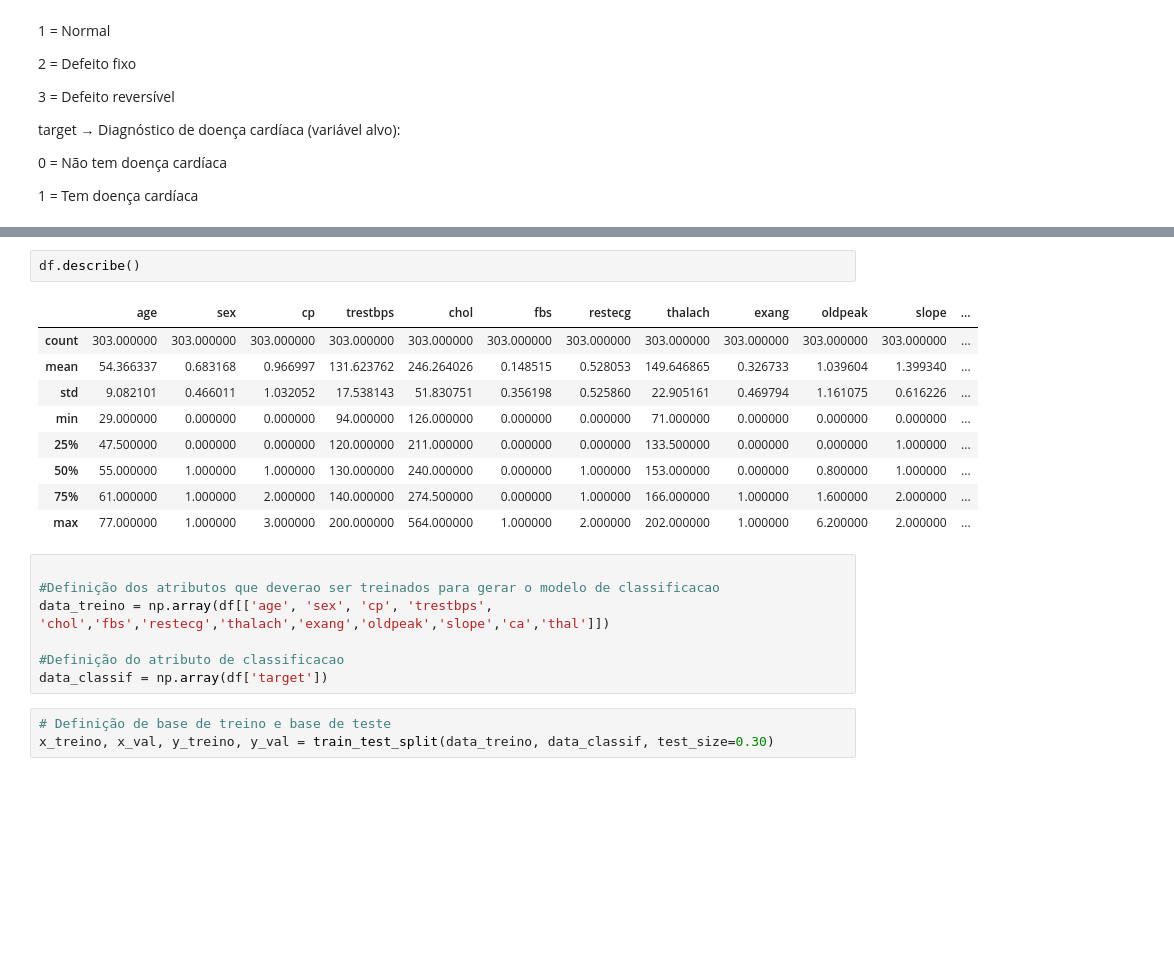
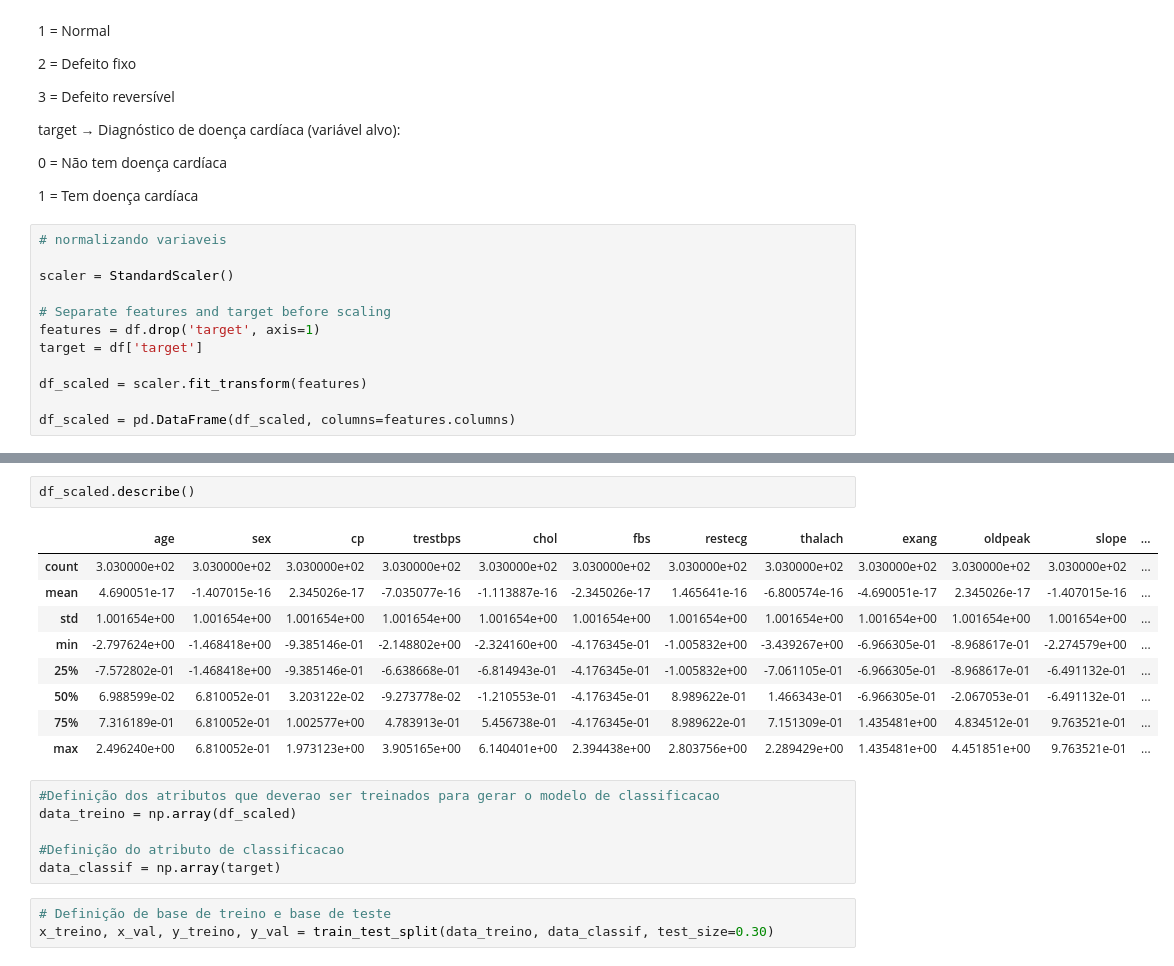
Before and after one commit to Eduardo-Mati/Projetos-integrador---Desafio-unifacisa---Modelos-de-Machine-Learning, a Jupyter notebook: Q5.ipynb, the cells around one changed output, grey strips where cells are left out. Cells and saved outputs as stored; diff of their text form; blank space fills up the shorter version.

```diff
--- a/Q5.ipynb
+++ b/Q5.ipynb
@@ -149,3 +149,15 @@ target → Diagnóstico de doença cardíaca (variável alvo):
 0 = Não tem doença cardíaca
 
 1 = Tem doença cardíaca
+# %%
+# normalizando variaveis
+
+scaler = StandardScaler()
+
+# Separate features and target before scaling
+features = df.drop('target', axis=1)
+target = df['target']
+
+df_scaled = scaler.fit_transform(features)
+
+df_scaled = pd.DataFrame(df_scaled, columns=features.columns)
@@ -182,24 +208,23 @@ df.isnull().sum()
 | target | 0 |
 dtype: int64
 # %%
-df.describe()
+df_scaled.describe()
 # %% [output]
 |  | age | sex | cp | trestbps | chol | fbs | restecg | thalach | exang | oldpeak | slope | ... |
-| count | 303.000000 | 303.000000 | 303.000000 | 303.000000 | 303.000000 | 303.000000 | 303.000000 | 303.000000 | 303.000000 | 303.000000 | 303.000000 | ... |
-| mean | 54.366337 | 0.683168 | 0.966997 | 131.623762 | 246.264026 | 0.148515 | 0.528053 | 149.646865 | 0.326733 | 1.039604 | 1.399340 | ... |
-| std | 9.082101 | 0.466011 | 1.032052 | 17.538143 | 51.830751 | 0.356198 | 0.525860 | 22.905161 | 0.469794 | 1.161075 | 0.616226 | ... |
-| min | 29.000000 | 0.000000 | 0.000000 | 94.000000 | 126.000000 | 0.000000 | 0.000000 | 71.000000 | 0.000000 | 0.000000 | 0.000000 | ... |
-| 25% | 47.500000 | 0.000000 | 0.000000 | 120.000000 | 211.000000 | 0.000000 | 0.000000 | 133.500000 | 0.000000 | 0.000000 | 1.000000 | ... |
-| 50% | 55.000000 | 1.000000 | 1.000000 | 130.000000 | 240.000000 | 0.000000 | 1.000000 | 153.000000 | 0.000000 | 0.800000 | 1.000000 | ... |
-| 75% | 61.000000 | 1.000000 | 2.000000 | 140.000000 | 274.500000 | 0.000000 | 1.000000 | 166.000000 | 1.000000 | 1.600000 | 2.000000 | ... |
-| max | 77.000000 | 1.000000 | 3.000000 | 200.000000 | 564.000000 | 1.000000 | 2.000000 | 202.000000 | 1.000000 | 6.200000 | 2.000000 | ... |
+| count | 3.030000e+02 | 3.030000e+02 | 3.030000e+02 | 3.030000e+02 | 3.030000e+02 | 3.030000e+02 | 3.030000e+02 | 3.030000e+02 | 3.030000e+02 | 3.030000e+02 | 3.030000e+02 | ... |
+| mean | 4.690051e-17 | -1.407015e-16 | 2.345026e-17 | -7.035077e-16 | -1.113887e-16 | -2.345026e-17 | 1.465641e-16 | -6.800574e-16 | -4.690051e-17 | 2.345026e-17 | -1.407015e-16 | ... |
+| std | 1.001654e+00 | 1.001654e+00 | 1.001654e+00 | 1.001654e+00 | 1.001654e+00 | 1.001654e+00 | 1.001654e+00 | 1.001654e+00 | 1.001654e+00 | 1.001654e+00 | 1.001654e+00 | ... |
+| min | -2.797624e+00 | -1.468418e+00 | -9.385146e-01 | -2.148802e+00 | -2.324160e+00 | -4.176345e-01 | -1.005832e+00 | -3.439267e+00 | -6.966305e-01 | -8.968617e-01 | -2.274579e+00 | ... |
+| 25% | -7.572802e-01 | -1.468418e+00 | -9.385146e-01 | -6.638668e-01 | -6.814943e-01 | -4.176345e-01 | -1.005832e+00 | -7.061105e-01 | -6.966305e-01 | -8.968617e-01 | -6.491132e-01 | ... |
+| 50% | 6.988599e-02 | 6.810052e-01 | 3.203122e-02 | -9.273778e-02 | -1.210553e-01 | -4.176345e-01 | 8.989622e-01 | 1.466343e-01 | -6.966305e-01 | -2.067053e-01 | -6.491132e-01 | ... |
+| 75% | 7.316189e-01 | 6.810052e-01 | 1.002577e+00 | 4.783913e-01 | 5.456738e-01 | -4.176345e-01 | 8.989622e-01 | 7.151309e-01 | 1.435481e+00 | 4.834512e-01 | 9.763521e-01 | ... |
+| max | 2.496240e+00 | 6.810052e-01 | 1.973123e+00 | 3.905165e+00 | 6.140401e+00 | 2.394438e+00 | 2.803756e+00 | 2.289429e+00 | 1.435481e+00 | 4.451851e+00 | 9.763521e-01 | ... |
 # %%
-
 #Definição dos atributos que deverao ser treinados para gerar o modelo de classificacao
-data_treino = np.array(df[['age', 'sex', 'cp', 'trestbps', 'chol','fbs','restecg','thalach','exang','oldpeak','slope','ca','thal']])
+data_treino = np.array(df_scaled)
 
 #Definição do atributo de classificacao
-data_classif = np.array(df['target'])
+data_classif = np.array(target)
 # %%
 # Definição de base de treino e base de teste
 x_treino, x_val, y_treino, y_val = train_test_split(data_treino, data_classif, test_size=0.30)
```
Also changed, not shown: parts of 16 cells of this notebook.
